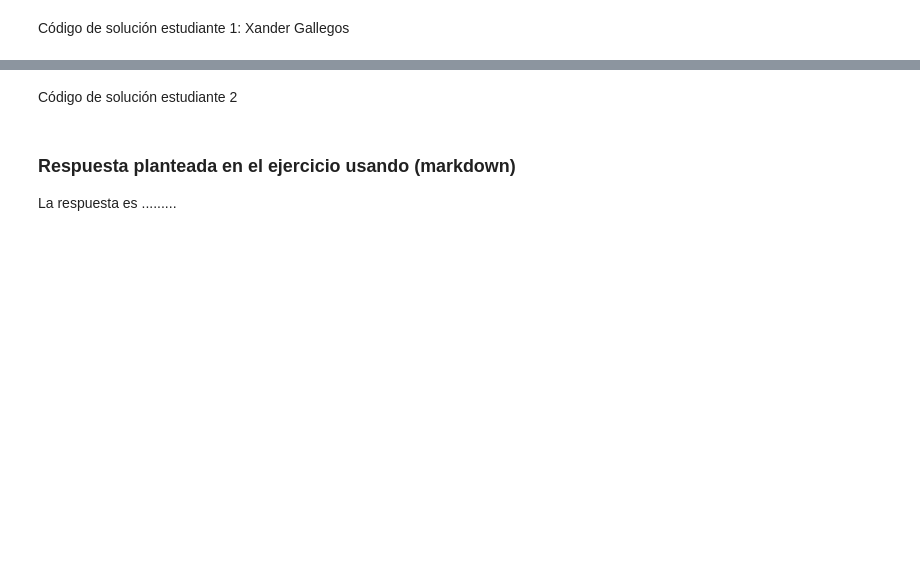
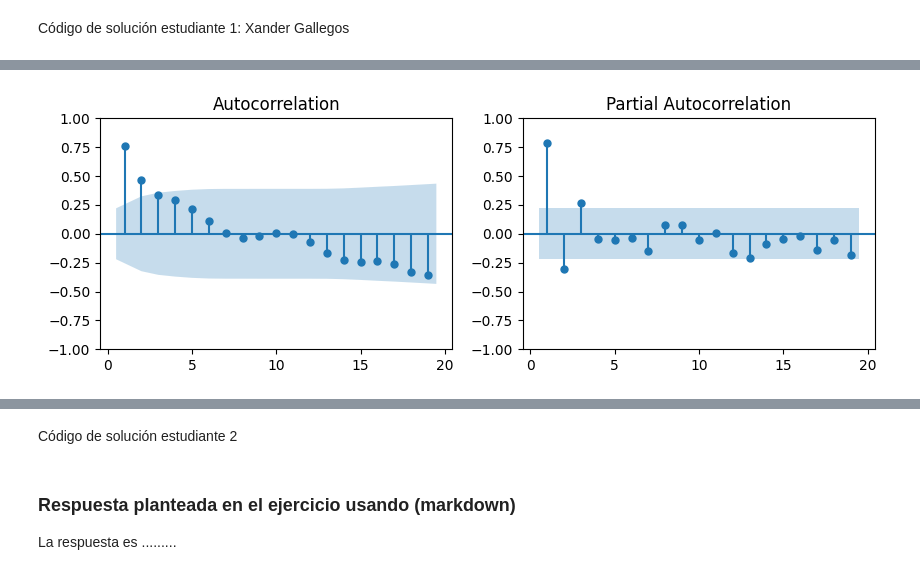
Before and after one commit to xagallegos/ProyectoConjunto_XGallegos_AYGonzales, a Jupyter notebook: Tarea2.ipynb, the cells around one changed output, grey strips where cells are left out. Saved outputs shown, nothing was run; the diff lists cells and outputs as text; code cells hidden in the pictures; blank space fills up the shorter version.

```diff
--- a/Tarea2.ipynb
+++ b/Tarea2.ipynb
@@ -39,0 +153,5 @@ Código de solución estudiante 1: Xander Gallegos
+# %%
+# Primera diferenciación
+plot_acf_pacf(diff1_values)
+# %% [output]
+[figure, added]
```
Also changed, not shown: parts of 15 cells of this notebook.
